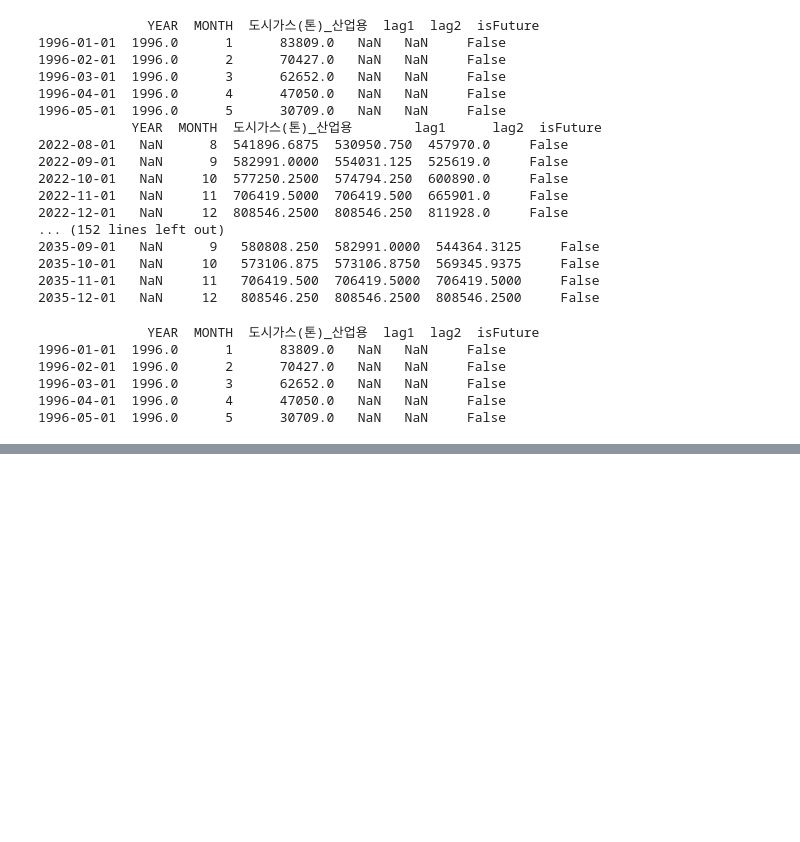
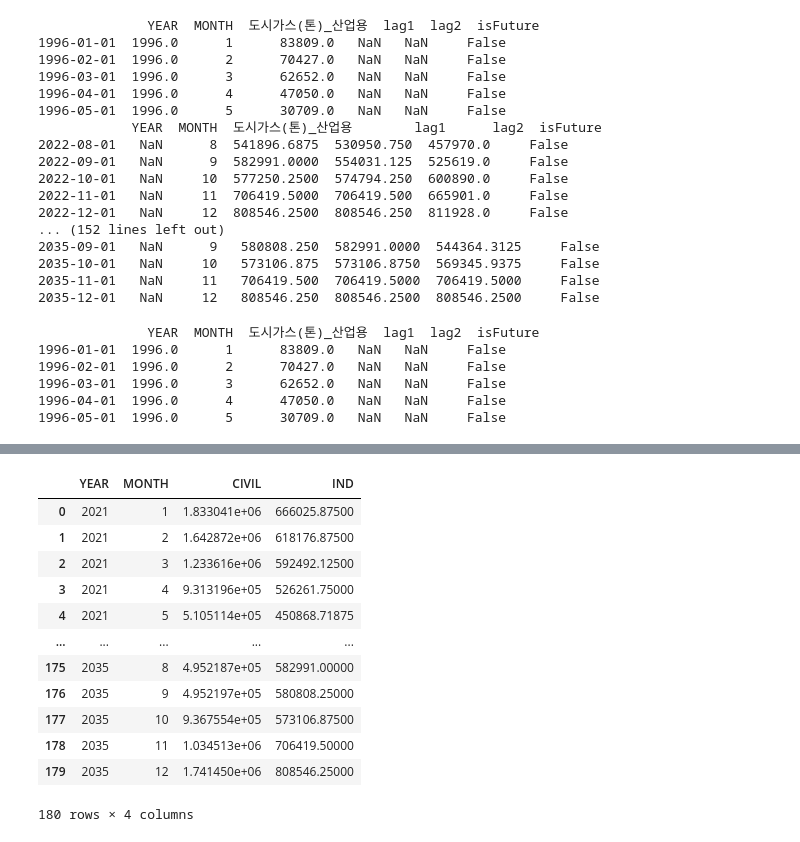
Before and after one commit to hyunju24/kogas, a Jupyter notebook: XGBoost-IND(Hyper Tuning).ipynb, the cells around one changed output, grey strips where cells are left out. Cells and saved outputs as stored; diff of their text form; code cells hidden in the pictures; blank space fills up the shorter version.

```diff
--- a/XGBoost-IND(Hyper Tuning).ipynb
+++ b/XGBoost-IND(Hyper Tuning).ipynb
@@ -333,0 +339,18 @@ plt.show()
+# %%
+final = pd.read_csv('xgboost.csv')
+final['IND'] = civil_and_future[300:]['도시가스(톤)_산업용'].values
+final
+# %% [output]
+|  | YEAR | MONTH | CIVIL | IND |
+| 0 | 2021 | 1 | 1.833041e+06 | 666025.87500 |
+| 1 | 2021 | 2 | 1.642872e+06 | 618176.87500 |
+| 2 | 2021 | 3 | 1.233616e+06 | 592492.12500 |
+| 3 | 2021 | 4 | 9.313196e+05 | 526261.75000 |
+| 4 | 2021 | 5 | 5.105114e+05 | 450868.71875 |
+| ... | ... | ... | ... | ... |
+| 175 | 2035 | 8 | 4.952187e+05 | 582991.00000 |
+| 176 | 2035 | 9 | 4.952197e+05 | 580808.25000 |
+| 177 | 2035 | 10 | 9.367554e+05 | 573106.87500 |
+| 178 | 2035 | 11 | 1.034513e+06 | 706419.50000 |
+| 179 | 2035 | 12 | 1.741450e+06 | 808546.25000 |
+180 rows × 4 columns
```
Also changed, not shown: parts of 12 cells of this notebook, 8 other files.
